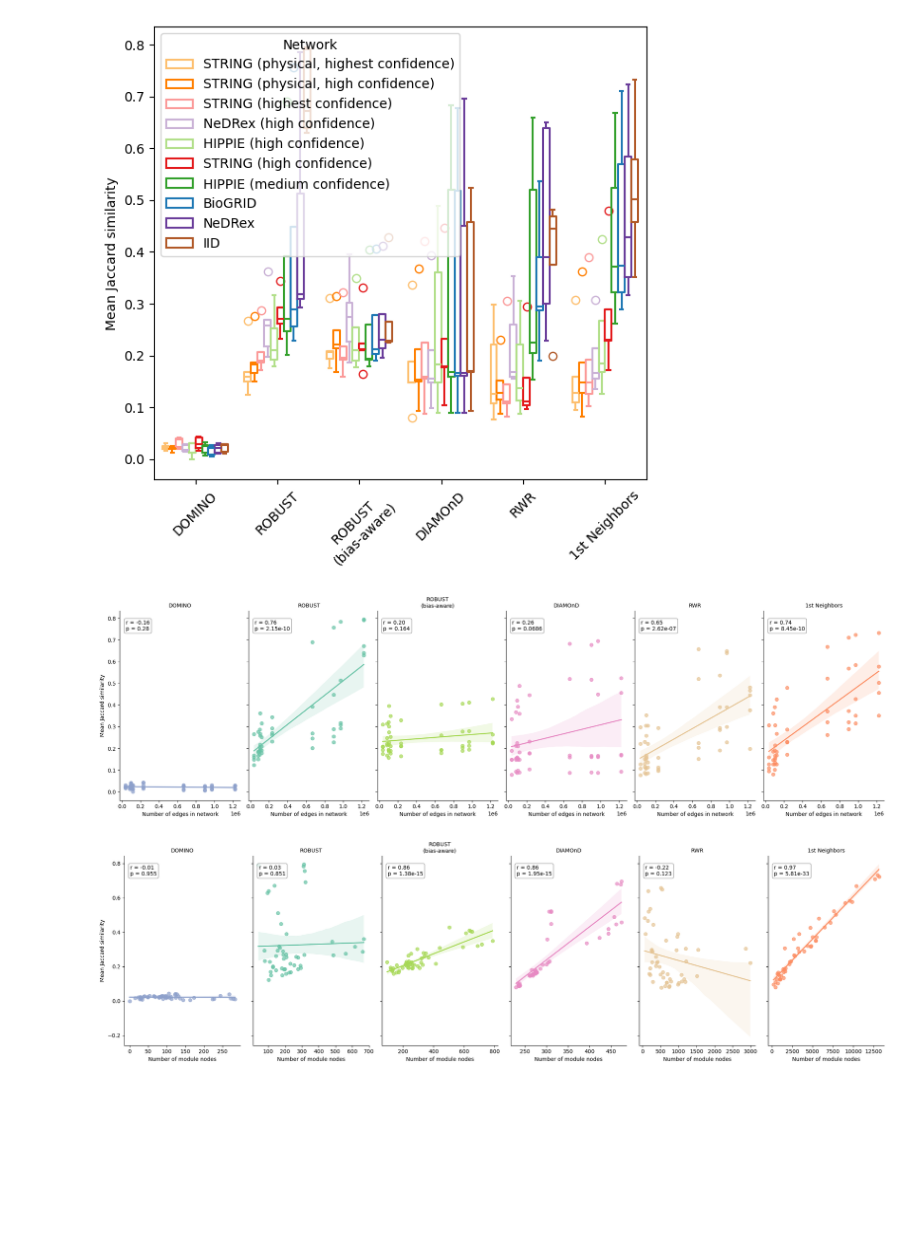
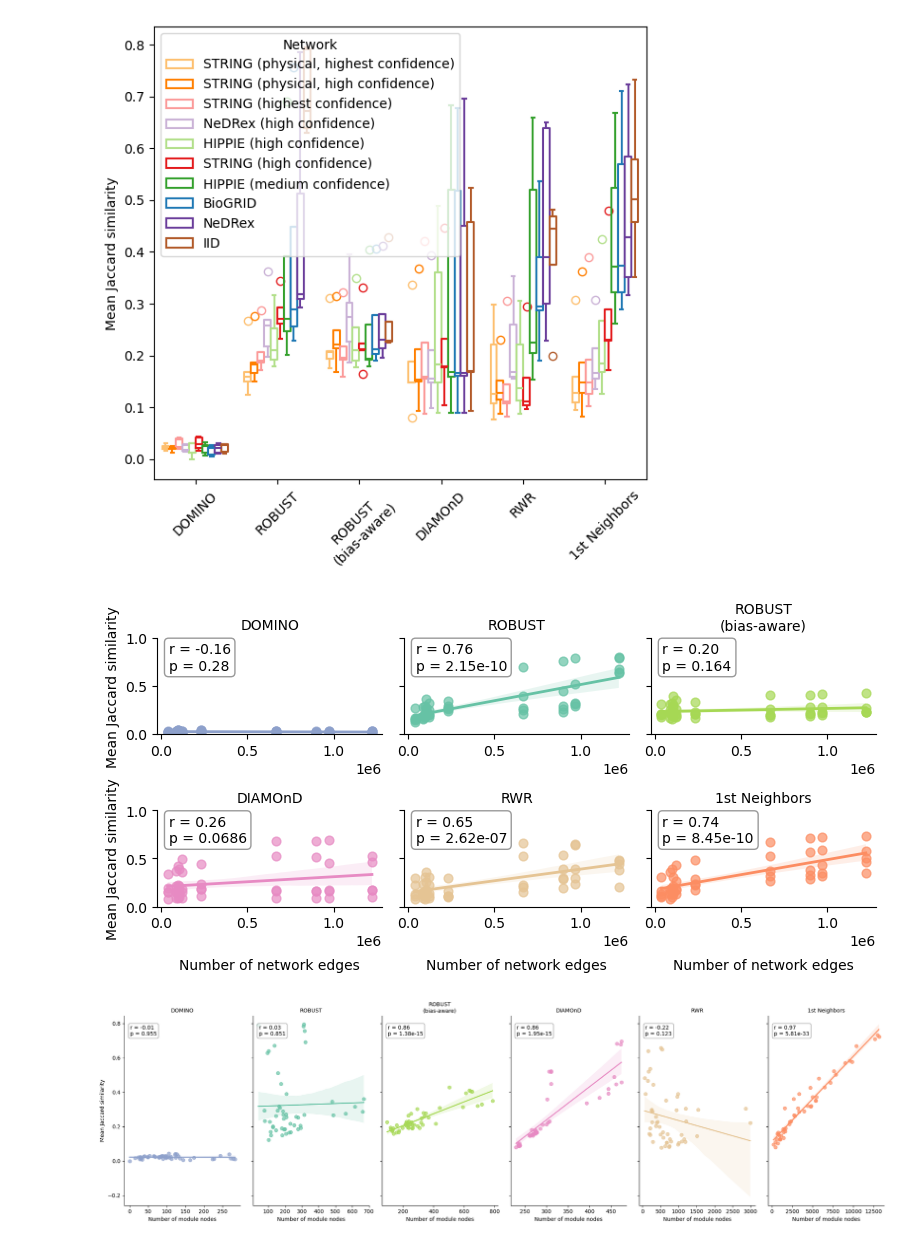
Before and after one commit to REPO4EU/modulediscovery_demonstration, a Jupyter notebook: src/07_visualize_network_perturbation.ipynb, the cells around one changed output. Saved outputs shown, nothing was run; the diff lists cells and outputs as text; code cells hidden in the pictures; blank space fills up the shorter version.

Commit message:
Adjusted Figure 09

```diff
--- a/src/07_visualize_network_perturbation.ipynb
+++ b/src/07_visualize_network_perturbation.ipynb
@@ -77,38 +77,46 @@ g = sns.lmplot(
     hue_order=amim_meta_df.label,
     palette=dict(zip(amim_meta_df.label, amim_meta_df.color)),
     legend=True,
-    height=6,
-    aspect=4/7,
+    height=2,
+    aspect=4/3,
     scatter_kws={"s": 40, "alpha": 0.7},
     line_kws={"linewidth": 2},
     facet_kws={"sharex": False,},
+    col_wrap=3,
 )
+
+# Add y limit
+g.set(ylim=(0, 1))
 
 # Custom annotation function
 def annotate_corr(data, **kwargs):
     r, p = pearsonr(data["edges_network"], data["avg_jaccard_index"])
     ax = plt.gca()
     ax.text(
         0.05, 0.95,
         f"r = {r:.2f}\np = {p:.3g}",
         transform=ax.transAxes,
         verticalalignment="top",
         horizontalalignment="left",
         fontsize=10,
         bbox=dict(boxstyle="round,pad=0.3", facecolor="white", edgecolor="gray", alpha=0.8)
     )
 
 # Apply the annotation function to each facet
 g.map_dataframe(annotate_corr)
 
-g.set_axis_labels("Number of edges in network", "Mean Jaccard similarity")
+g.set_axis_labels("Number of network edges", "Mean Jaccard similarity")
 g.set_titles("{col_name}")  # removes facet titles
+
+# increase distance between x axis and x axis label
+for ax in g.axes.flatten():
+    ax.xaxis.labelpad = 20
 
 plt.tight_layout()
 save_figure(plt.gcf(), f"{prefix}_robustness_vs_network_edges")
 plt.show()
 # %% [output]
-[figure, old version]
+[figure, new version]
 # %%
 # Create the lmplot
 g = sns.lmplot(
```
Also changed, not shown: parts of 1 cell of this notebook, 14 other files.
